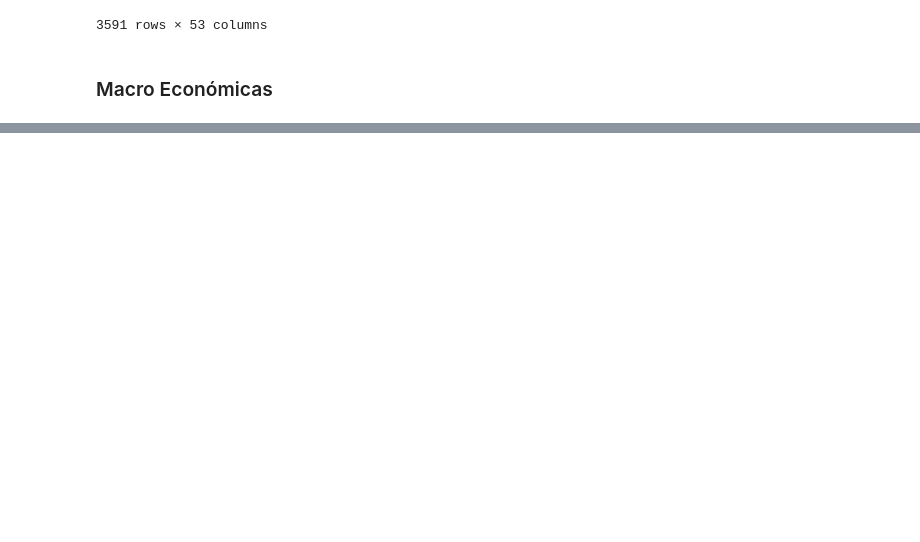
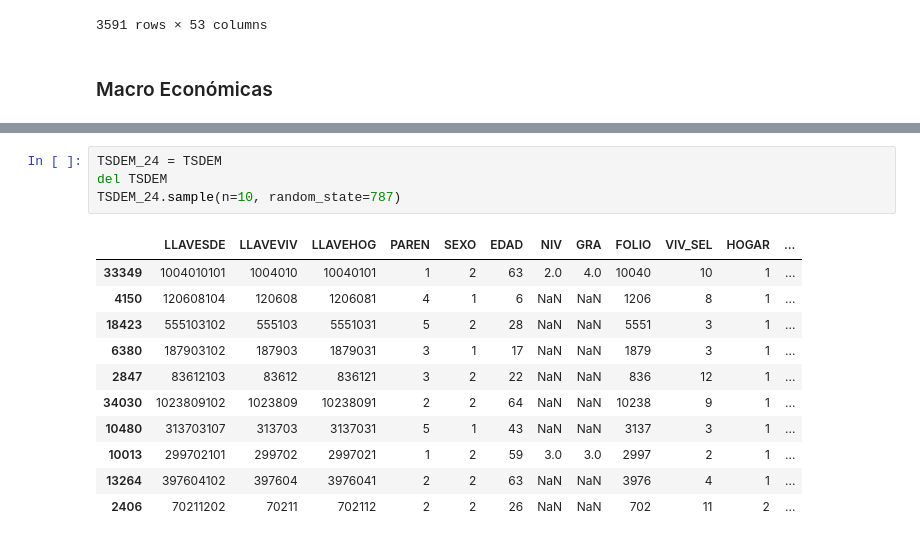
Before and after one commit to brau126/develop_data_science, a Jupyter notebook: Academic/Diplomado/Proyecto/Exploracion_TAD.ipynb, the cells around one changed output, grey strips where cells are left out. Drawn from its saved outputs; the diff is of its cells as text; blank space fills up the shorter version.

```diff
--- a/Academic/Diplomado/Proyecto/Exploracion_TAD.ipynb
+++ b/Academic/Diplomado/Proyecto/Exploracion_TAD.ipynb
@@ -345,0 +417,16 @@ No se omite, pero no pienso hacerlo ahorita
+# %%
+TSDEM_24 = TSDEM
+del TSDEM
+TSDEM_24.sample(n=10, random_state=787)
+# %% [output]
+|  | LLAVESDE | LLAVEVIV | LLAVEHOG | PAREN | SEXO | EDAD | NIV | GRA | FOLIO | VIV_SEL | HOGAR | ... |
+| 33349 | 1004010101 | 1004010 | 10040101 | 1 | 2 | 63 | 2.0 | 4.0 | 10040 | 10 | 1 | ... |
+| 4150 | 120608104 | 120608 | 1206081 | 4 | 1 | 6 | NaN | NaN | 1206 | 8 | 1 | ... |
+| 18423 | 555103102 | 555103 | 5551031 | 5 | 2 | 28 | NaN | NaN | 5551 | 3 | 1 | ... |
+| 6380 | 187903102 | 187903 | 1879031 | 3 | 1 | 17 | NaN | NaN | 1879 | 3 | 1 | ... |
+| 2847 | 83612103 | 83612 | 836121 | 3 | 2 | 22 | NaN | NaN | 836 | 12 | 1 | ... |
+| 34030 | 1023809102 | 1023809 | 10238091 | 2 | 2 | 64 | NaN | NaN | 10238 | 9 | 1 | ... |
+| 10480 | 313703107 | 313703 | 3137031 | 5 | 1 | 43 | NaN | NaN | 3137 | 3 | 1 | ... |
+| 10013 | 299702101 | 299702 | 2997021 | 1 | 2 | 59 | 3.0 | 3.0 | 2997 | 2 | 1 | ... |
+| 13264 | 397604102 | 397604 | 3976041 | 2 | 2 | 63 | NaN | NaN | 3976 | 4 | 1 | ... |
+| 2406 | 70211202 | 70211 | 702112 | 2 | 2 | 26 | NaN | NaN | 702 | 11 | 2 | ... |
```
Also changed, not shown: parts of 43 cells of this notebook, 2 other files.
